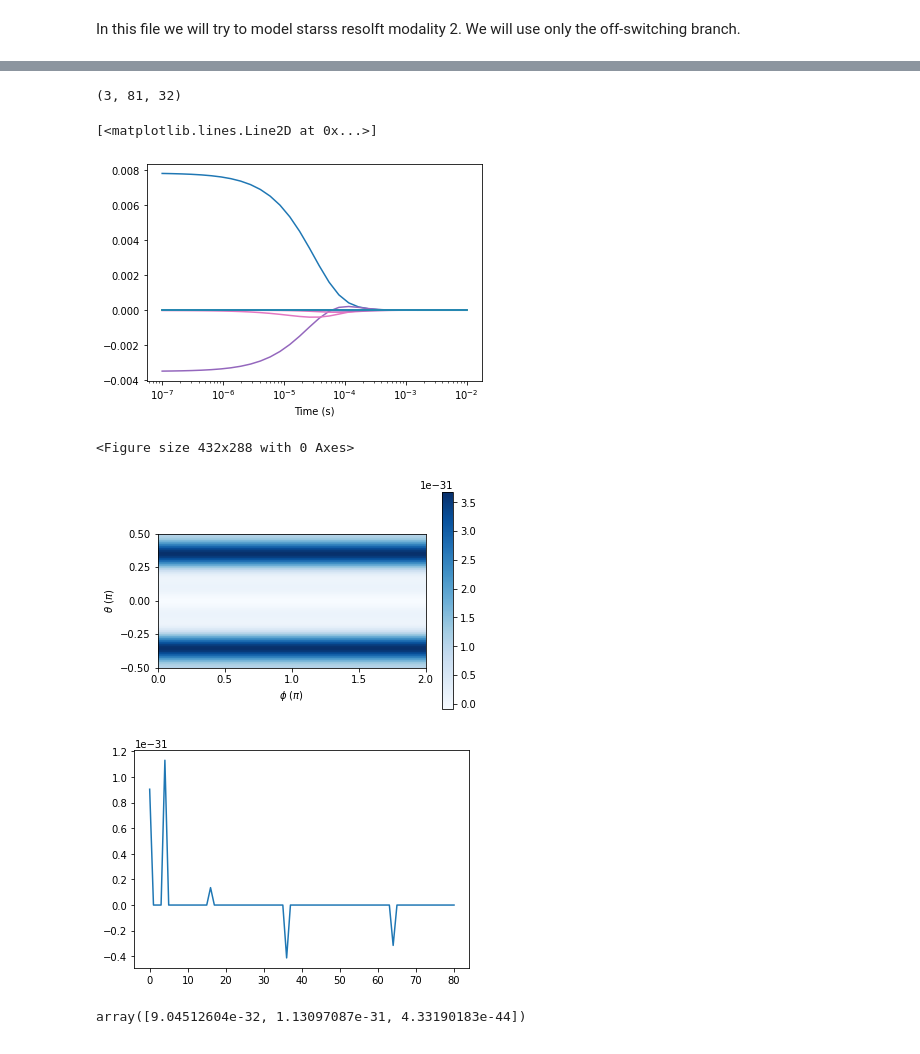
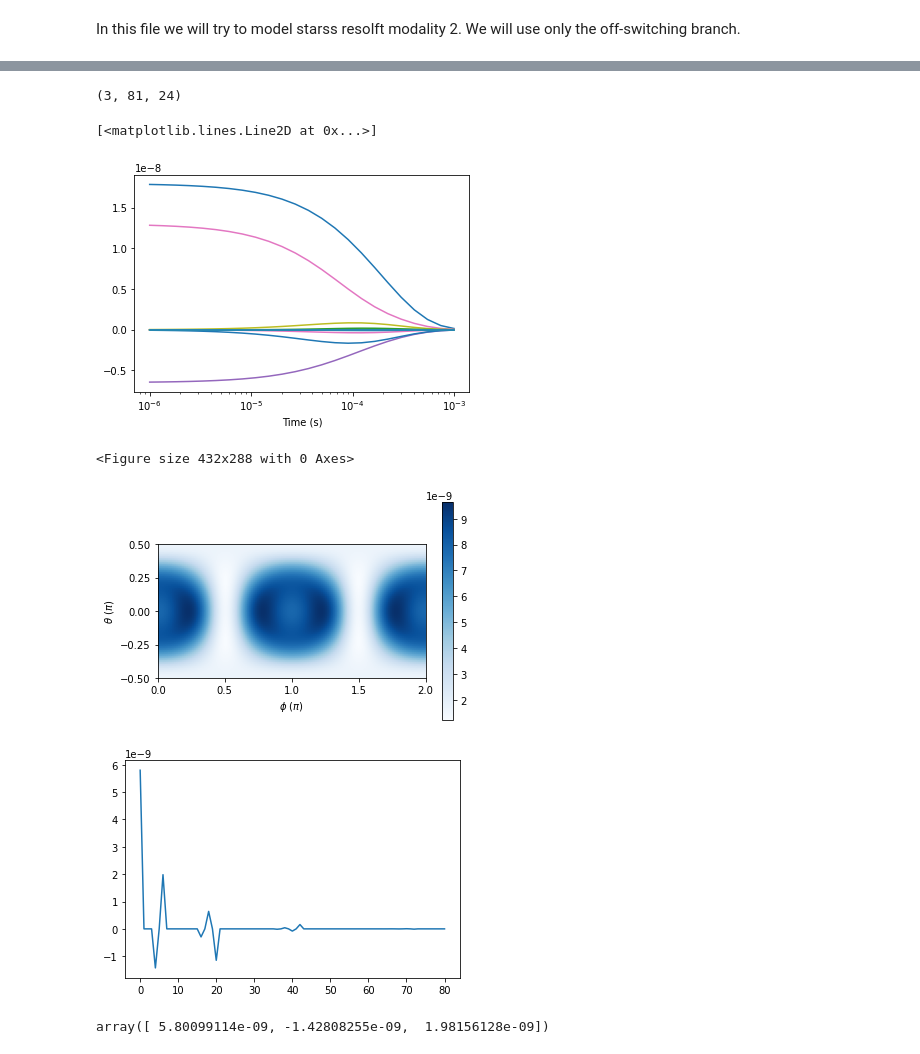
Before and after one commit to marinaguilera/rotational_diffusion_photophysics, a Jupyter notebook: starss_resolft_modality_2_proto.ipynb, the cells around one changed output, grey strips where cells are left out. Cells and saved outputs as stored; diff of their text form; code cells hidden in the pictures.

```diff
--- a/starss_resolft_modality_2_proto.ipynb
+++ b/starss_resolft_modality_2_proto.ipynb
@@ -9,11 +9,10 @@ import matplotlib.pyplot as plt
 from codetiming import Timer
 
 # Parameters
-tau = 600e-6 # us anisotropy decay
+tau = 100e-6 # us anisotropy decay
 D = 1/(tau*6) # Hz
 yield_off = 0.001
-tau_off = 300e-6 # time constant off switching
 tau_on_exc = 3.6e-9 # lifetime of excited state
-k21 = 1 / tau_off / yield_off
+k21 = 5e3  # [Hz] excitation rate
 k12 = 1 / tau_on_exc
-k32 = 1 /tau_off / yield_off
+k32 = 1 /tau_on_exc / yield_off
@@ -20,15 +45,20 @@ k32 = 1 /tau_off / yield_off
 # %%
 # Angular dependence of k21 in Hz
 lmax = 8
-omega = kd.make_angles(lmax)
-k21a = np.cos(omega[0])**2 * np.cos(omega[1])**2 * k21  # Along x
+
+# omega = kd.make_angles(lmax)
+# k21a = np.cos(omega[0])**2 * np.cos(omega[1])**2 * k21  # Along x
 # k21a = np.cos(omega[0])**2 * np.sin(omega[1])**2 * k21  # Along y
 # k21a = np.sin(omega[0])**2 * k21  # Along z
 # k21a = (np.cos(omega[0])**2) * k21 # circular
 # k21a = k21- + 0*omega[0]
-k21grid, k21c, k21cilm = kd.make_grid(k21a, lmax)
+# k21grid, k21c, k21cilm = kd.make_grid(k21a, lmax)
+
+l, m = kd.quantum_numbers(lmax)
+k21c = kd.na_corrected_linear_coeffs(l,m, polarization='x', numerical_aperture=0.5, refractive_index=1) * k21
 
 plt.figure()
+k21grid = kd.vec2grid(k21c)
 kd.plot_proj(k21grid, clims=[])
 
 plt.figure()
@@ -44,18 +74,18 @@ plt.plot(k21c)
 Dvec = [D, D, D]
 
 # Array with kinetic constants connecting the states.
-Kmatrix = [[   0, k12, 0],
-            [k21a,   0, 0],
-            [   0, k32, 0]]
+Kmatrix = [[      0, k12, 0],
+            [  k21c,   0, 0],
+            [     0, k32, 0]]
 
 t = Timer()
 t.start()
-M = kd.kinetics_diffusion_matrix(Dvec, Kmatrix, lmax)
+M = kd.kinetics_diffusion_matrix_lmax(Dvec, Kmatrix, lmax)
 t.stop()
 
 # Prepare initial conditions, all population in state 1
-c0a = omega[0]*0 + 1
-c0grid, c0vec, c0cilm = kd.make_grid(c0a, lmax)
+# c0a = omega[0]*0 + 1
+# c0grid, c0vec, c0cilm = kd.make_grid(c0a, lmax)
 c0 = np.zeros((3, (lmax+1)**2))
-c0[0,:] = c0vec
+c0[0,0] = 1
 # %% [output]
@@ -82,6 +93,6 @@ Elapsed time: 0.0829 seconds
 # %%
-# Do the time evolution
-time = np.logspace(-7,-2,32)
+# Solve the time evolution
+time = np.logspace(-6,-3,24)
 # time = np.linspace(0,1e-3,1000)
 t.start()
 c, L, U = kd.solve_evolution(M, c0, time)
@@ -92,30 +103,30 @@ Elapsed time: 0.1496 seconds
 # %%
 species_index = 1
-time_index = 31
+time_index = 18
 
 print(c.shape)
 
 plt.figure()
 plt.plot(time, c[species_index,:,:].T)
 plt.xscale('log')
 plt.xlabel('Time (s)')
 
 plt.figure()
 kd.plot_proj(kd.vec2grid(c[species_index, :, time_index]), clims=[])
 
 plt.figure()
 plt.plot(c[species_index,:,time_index])
 # %% [output]
-(3, 81, 32)
+(3, 81, 24)
 [<matplotlib.lines.Line2D at 0x...>]
-[figure, old version]
+[figure, new version]
 <Figure size 432x288 with 0 Axes>
-[figure, old version]
+[figure, new version]
-[figure, old version]
+[figure, new version]
 # %%
 c[species_index,[0,4,6],time_index]
 # %% [output]
-array([9.04512604e-32, 1.13097087e-31, 4.33190183e-44])
+array([ 5.80099114e-09, -1.42808255e-09,  1.98156128e-09])
 # %%
 # # Image of the full kinetic matrix
 # plt.figure(dpi=300)
```
Also changed, not shown: parts of 6 cells of this notebook, 6 other files.
